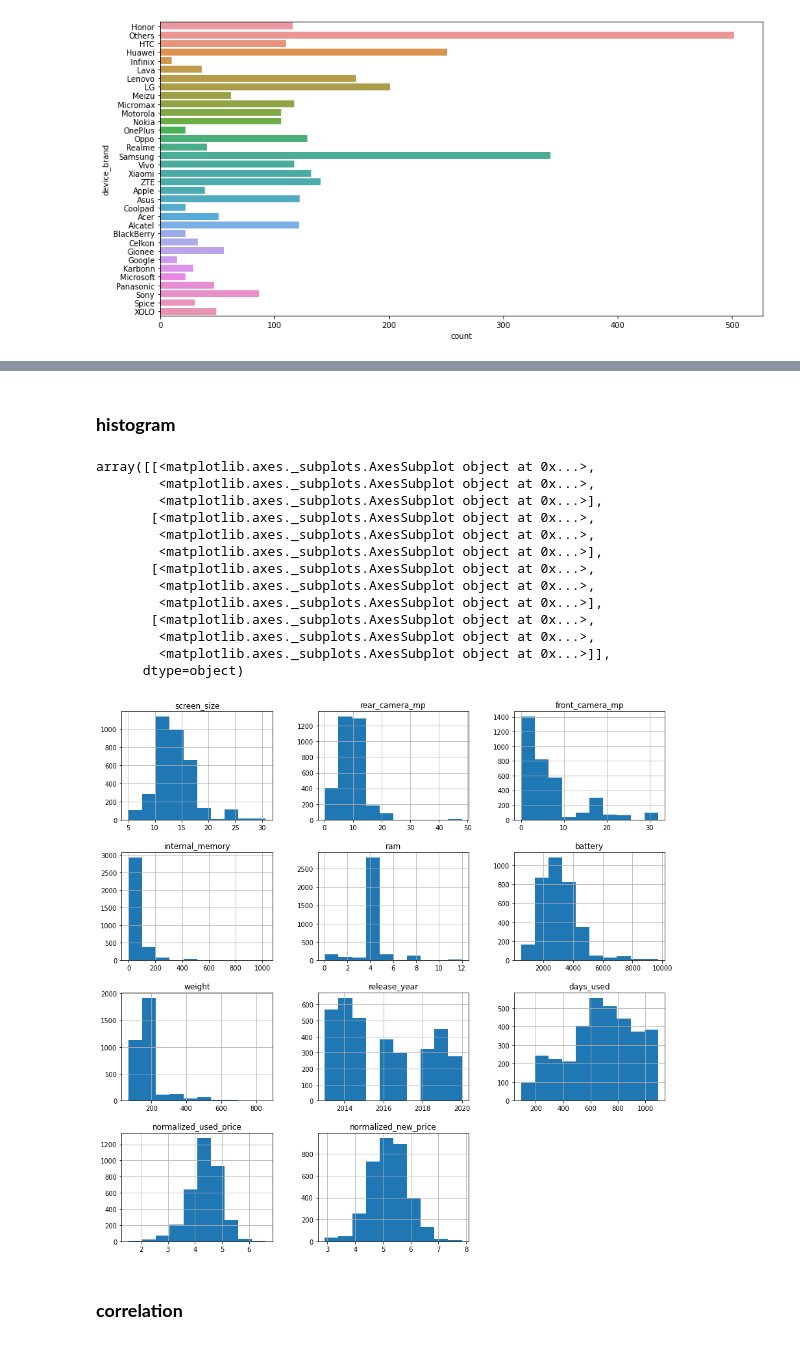
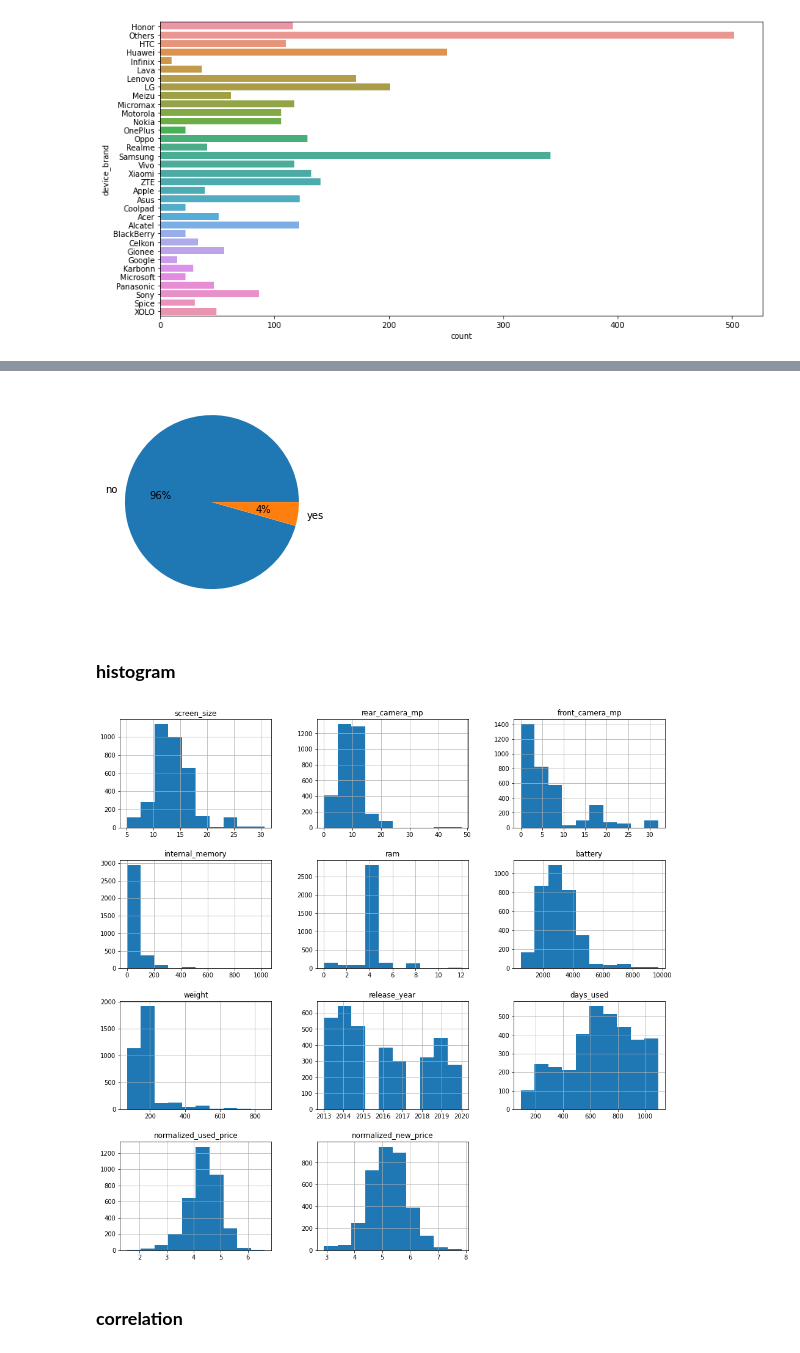
Before and after one commit to AmruthaAN/Amrutha-ml-project, a Jupyter notebook: used_device_project.ipynb, the cells around one changed output, grey strips where cells are left out. Drawn from its saved outputs; the diff is of its cells as text; code cells hidden in the pictures.

```diff
--- a/used_device_project.ipynb
+++ b/used_device_project.ipynb
@@ -103,21 +99,15 @@ sns.countplot('5g',data=df)
+# %%
+y=df['5g'].value_counts()
+plt.pie(y,labels=y.index,autopct='%0.0f%%')
+plt.show()
+# %% [output]
+[figure, added]
 # %% [markdown]
 ### **histogram**
 # %%
-df.hist(figsize=(15,15))
+df.hist(figsize=(16,16))
+plt.show()
 # %% [output]
-array([[<matplotlib.axes._subplots.AxesSubplot object at 0x...>,
-        <matplotlib.axes._subplots.AxesSubplot object at 0x...>,
-        <matplotlib.axes._subplots.AxesSubplot object at 0x...>],
-       [<matplotlib.axes._subplots.AxesSubplot object at 0x...>,
-        <matplotlib.axes._subplots.AxesSubplot object at 0x...>,
-        <matplotlib.axes._subplots.AxesSubplot object at 0x...>],
-       [<matplotlib.axes._subplots.AxesSubplot object at 0x...>,
-        <matplotlib.axes._subplots.AxesSubplot object at 0x...>,
-        <matplotlib.axes._subplots.AxesSubplot object at 0x...>],
-       [<matplotlib.axes._subplots.AxesSubplot object at 0x...>,
-        <matplotlib.axes._subplots.AxesSubplot object at 0x...>,
-        <matplotlib.axes._subplots.AxesSubplot object at 0x...>]],
-      dtype=object)
-[figure, old version]
+[figure, new version]
 # %% [markdown]
 ### **correlation**
```
Also changed, not shown: parts of 23 cells of this notebook.
